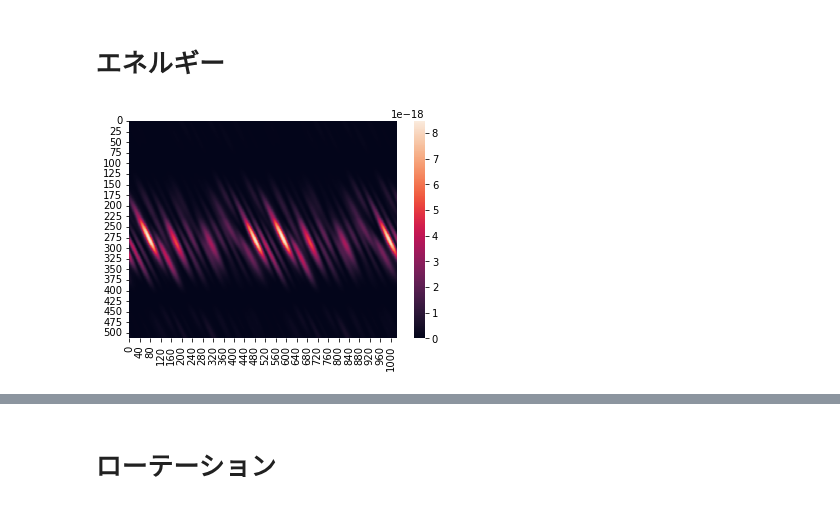
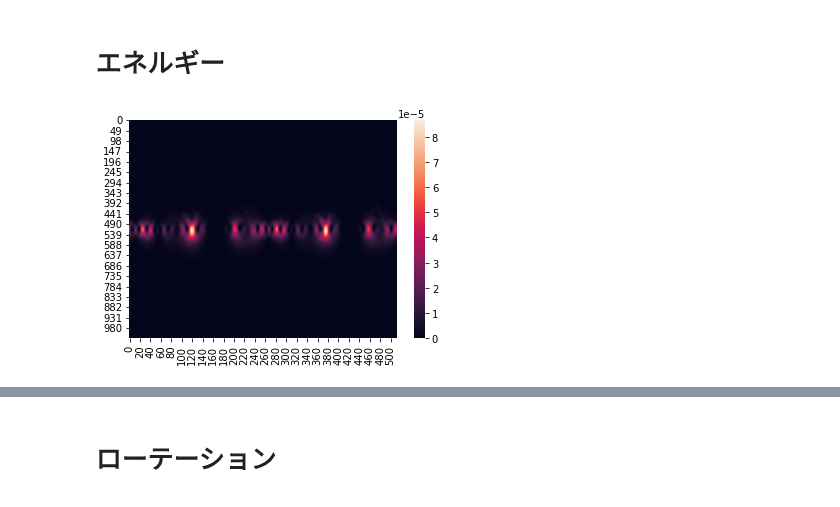
Before and after one commit to koki-mus/research, a Jupyter notebook: src/visualize.ipynb, the cells around one changed output, grey strips where cells are left out. Cells and saved outputs as stored; diff of their text form; code cells hidden in the pictures.

```diff
--- a/src/visualize.ipynb
+++ b/src/visualize.ipynb
@@ -104,13 +119,14 @@ plt.show()
 # %% [markdown]
 # エネルギー
-# %%
-# 速さと密度について
-dens = load_bigendian(data_dir + "fort.111.0")
-vX = load_bigendian(data_dir + "fort.113.0")
-vY = load_bigendian(data_dir + "fort.114.0")
-energy = dens * (vX**2 + vY**2) / 2
-show(energy, "d_vx2+vy^2")
-# %% [output]
-[figure, removed]
+# %%
+# 速さと密度について
+dens = load(gen_snap_path("density",para,job),z=3)
+vX = load(gen_snap_path("velocityX",para,job),z=3)
+vY = load(gen_snap_path("velocityY",para,job),z=3)
+
+energy = dens * (vX**2 + vY**2) / 2
+show(energy)
+# %% [output]
+[figure, added]
 # %%
 # 磁場について
```
Also changed, not shown: parts of 6 cells of this notebook, 1 other file.
